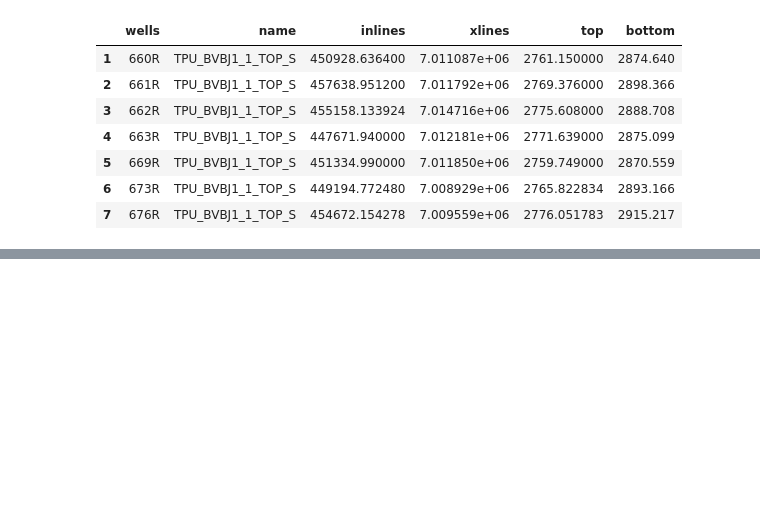
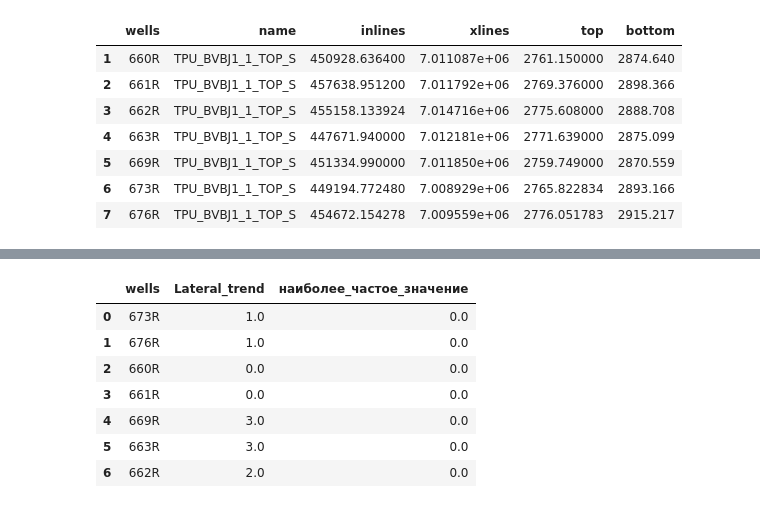
Before and after one commit to KosterioKim/Seisma, a Jupyter notebook: 3_5_facii_po_skvaginam.ipynb, the cells around one changed output, grey strips where cells are left out. Saved outputs shown, nothing was run; the diff lists cells and outputs as text; code cells hidden in the pictures; blank space fills up the shorter version.

```diff
--- a/3_5_facii_po_skvaginam.ipynb
+++ b/3_5_facii_po_skvaginam.ipynb
@@ -238,0 +323,4 @@ print(merged_df)
+# %%
+folder_path = 'C:/HV/Seismic/datas/test_3_5/Log_facii'   # Укажите путь к вашей папке
+df_facii  = process_txt_files(folder_path, df_table_coor)
+print(df_facii )
@@ -238,0 +336,13 @@ print(merged_df)
+# %%
+df_finish = pd.merge(df_table_coor[['wells', 'Lateral_trend']], df_facii[['wells', 'наиболее_частое_значение']], on='wells', how='inner')
+# %%
+df_finish
+# %% [output]
+|  | wells | Lateral_trend | наиболее_частое_значение |
+| 0 | 673R | 1.0 | 0.0 |
+| 1 | 676R | 1.0 | 0.0 |
+| 2 | 660R | 0.0 | 0.0 |
+| 3 | 661R | 0.0 | 0.0 |
+| 4 | 669R | 3.0 | 0.0 |
+| 5 | 663R | 3.0 | 0.0 |
+| 6 | 662R | 2.0 | 0.0 |
```
Also changed, not shown: parts of 25 cells of this notebook.
